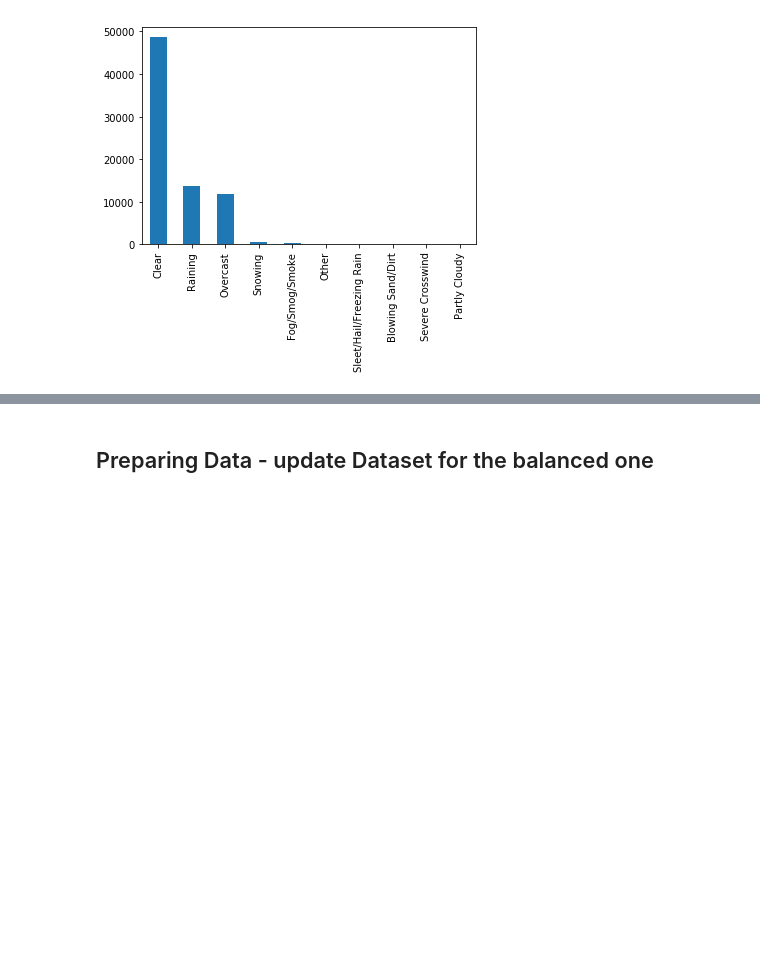
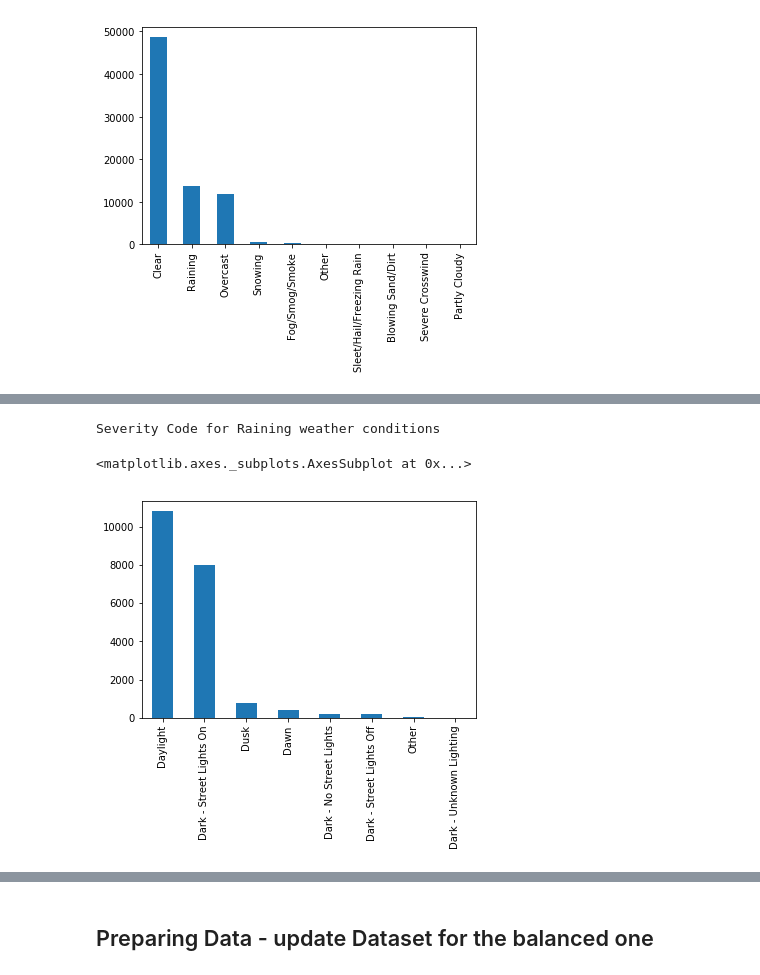
Before and after one commit to delsakov/Coursera-DataScience, a Jupyter notebook: Data Science Capstone.ipynb, the cells around one changed output, grey strips where cells are left out. Drawn from its saved outputs; the diff is of its cells as text; code cells hidden in the pictures; blank space fills up the shorter version.

```diff
--- a/Data Science Capstone.ipynb
+++ b/Data Science Capstone.ipynb
@@ -318,6 +256,10 @@ super_3_df.SEVERITYCODE.value_counts().plot(kind='bar')
 # %%
-super_4_df = unknown_df[['LIGHTCOND', 'WEATHER']]
+super_4_df = timeoftheday_df[['LIGHTCOND', 'WEATHER']]
 super_4_df.drop(super_4_df[super_4_df['WEATHER'] != 'Raining'].index, inplace = True)
 print('Severity Code for Raining weather conditions')
 super_4_df.LIGHTCOND.value_counts().plot(kind='bar')
+# %% [output]
+Severity Code for Raining weather conditions
+<matplotlib.axes._subplots.AxesSubplot at 0x...>
+[figure, added]
 # %%
```
Also changed, not shown: parts of 28 cells of this notebook.
